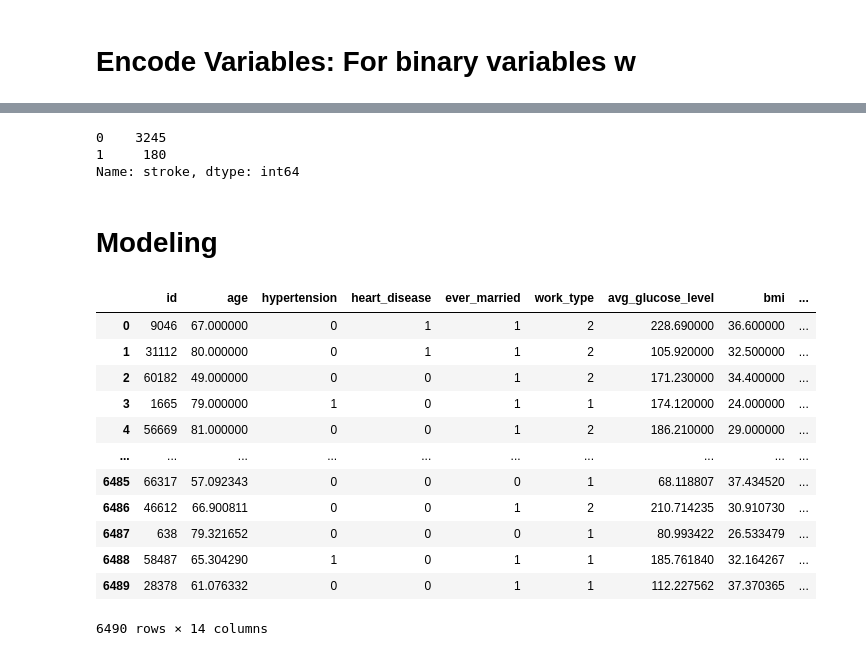
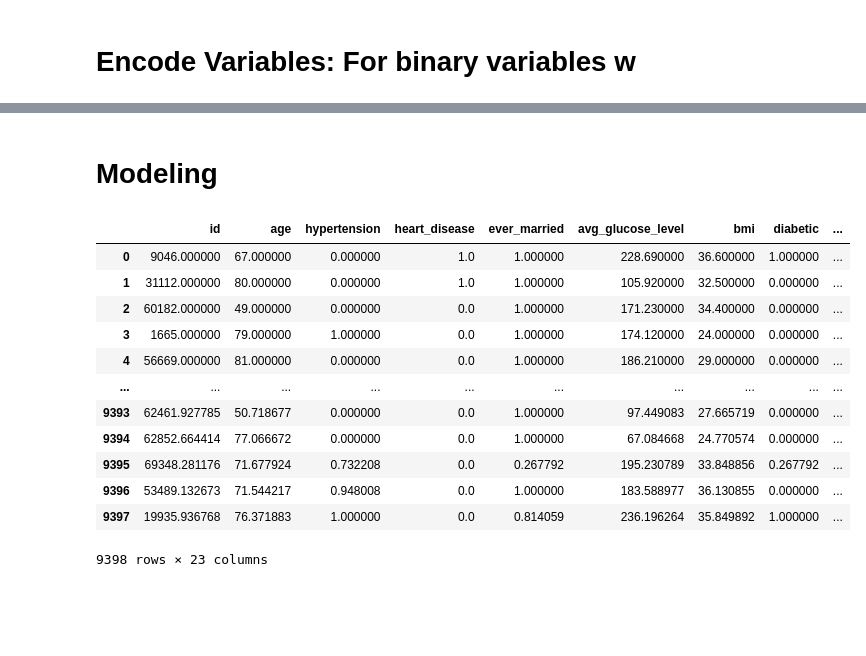
Before and after one commit to AlDeleon012597/Stroke_Prediction, a Jupyter notebook: Stroke_Project.ipynb, the cells around one changed output, grey strips where cells are left out. Cells and saved outputs as stored; diff of their text form; code cells hidden in the pictures; blank space fills up the shorter version.

```diff
--- a/Stroke_Project.ipynb
+++ b/Stroke_Project.ipynb
@@ -119,0 +149,7 @@ Name: smoking_status, dtype: int64
+# %%
+stroke_df['diabetic']=stroke_df.loc[:,'avg_glucose_level'].apply(diabetes_class)
+# %%
+nulls=stroke_df[stroke_df['bmi'].isna()].copy()
+stroke_df=stroke_df[~stroke_df['bmi'].isna()].copy()
+stroke_df.loc[:,'bmi_group']=stroke_df.loc[:,'bmi'].apply(bmi_class)
+stroke_df_temp=stroke_df.copy()
@@ -331,9 +536,0 @@ stroke_df.head()
-# %%
-stroke_df.loc[:,'ever_married'].replace({'Yes':1,'No':0 },inplace=True)
-
-work_types={'Private':2,'Self-employed':1,'Govt_job':3,'children':0,'Never_worked':0}
-stroke_df.loc[:,'work_type'] .replace(work_types,inplace=True)
-
-stroke_df.loc[:,'smoking_status'].replace({'smokes':2,'formerly smoked':3,'never smoked':1,'Unknown':0},inplace=True)
-
-stroke_df=pd.concat([stroke_df,pd.get_dummies(stroke_df[['gender','Residence_type']])],axis=1).drop(columns=['Residence_type','gender'])
@@ -356,9 +537,15 @@ stroke_df
-# %%
-stroke_df['stroke'].value_counts()
-# %% [output]
-0    3245
-1     180
-Name: stroke, dtype: int64
+# %%
+def encode(df):
+    df_temp = df.copy()
+    df_temp.loc[:,'ever_married']=df_temp.loc[:,'ever_married'].replace({'Yes':1,'No':0 })
+    cols=['gender','Residence_type','work_type']
+    df_temp=pd.concat([df_temp,pd.get_dummies(df_temp[cols + ['bmi_group']].astype(str))],axis=1).drop(columns=cols)
+    return df_temp
+stroke_df_encoded = encode(stroke_df)
+continuous_cols= ['avg_glucose_level','bmi','age']
+discrete_cols =[col for col in stroke_df_encoded.columns if col not in continuous_cols]
+stroke_df_encoded[continuous_cols] = stroke_df_encoded[['avg_glucose_level','bmi','age']].astype(float)
+stroke_df_encoded[discrete_cols] = stroke_df_encoded[discrete_cols].astype(float)
 # %% [markdown]
 # Modeling
 # %%
@@ -379,26 +566,26 @@ from sklearn.metrics import classification_report, confusion_matrix
 from sklearn.metrics import accuracy_score, recall_score, roc_auc_score, precision_score, f1_score
 # %%
 from imblearn.over_sampling import SMOTE
-X  = stroke_df[[col for col in stroke_df.columns if col != 'stroke']]
-y = stroke_df['stroke']
+X  = stroke_df_encoded[[col for col in stroke_df_encoded.columns if col != 'stroke']]
+y = stroke_df_encoded['stroke']
 
 smote = SMOTE(random_state=328)
 X_resampled, y_resampled = smote.fit_resample(X, y)
 
 strokedf_resampled = pd.DataFrame(X_resampled, columns=X.columns)
 strokedf_resampled['stroke'] = y_resampled
 strokedf_resampled
 # %% [output]
-|  | id | age | hypertension | heart_disease | ever_married | work_type | avg_glucose_level | bmi | ... |
-| 0 | 9046 | 67.000000 | 0 | 1 | 1 | 2 | 228.690000 | 36.600000 | ... |
-| 1 | 31112 | 80.000000 | 0 | 1 | 1 | 2 | 105.920000 | 32.500000 | ... |
-| 2 | 60182 | 49.000000 | 0 | 0 | 1 | 2 | 171.230000 | 34.400000 | ... |
-| 3 | 1665 | 79.000000 | 1 | 0 | 1 | 1 | 174.120000 | 24.000000 | ... |
-| 4 | 56669 | 81.000000 | 0 | 0 | 1 | 2 | 186.210000 | 29.000000 | ... |
+|  | id | age | hypertension | heart_disease | ever_married | avg_glucose_level | bmi | diabetic | ... |
+| 0 | 9046.000000 | 67.000000 | 0.000000 | 1.0 | 1.000000 | 228.690000 | 36.600000 | 1.000000 | ... |
+| 1 | 31112.000000 | 80.000000 | 0.000000 | 1.0 | 1.000000 | 105.920000 | 32.500000 | 0.000000 | ... |
+| 2 | 60182.000000 | 49.000000 | 0.000000 | 0.0 | 1.000000 | 171.230000 | 34.400000 | 0.000000 | ... |
+| 3 | 1665.000000 | 79.000000 | 1.000000 | 0.0 | 1.000000 | 174.120000 | 24.000000 | 0.000000 | ... |
+| 4 | 56669.000000 | 81.000000 | 0.000000 | 0.0 | 1.000000 | 186.210000 | 29.000000 | 0.000000 | ... |
 | ... | ... | ... | ... | ... | ... | ... | ... | ... | ... |
-| 6485 | 66317 | 57.092343 | 0 | 0 | 0 | 1 | 68.118807 | 37.434520 | ... |
-| 6486 | 46612 | 66.900811 | 0 | 0 | 1 | 2 | 210.714235 | 30.910730 | ... |
-| 6487 | 638 | 79.321652 | 0 | 0 | 0 | 1 | 80.993422 | 26.533479 | ... |
-| 6488 | 58487 | 65.304290 | 1 | 0 | 1 | 1 | 185.761840 | 32.164267 | ... |
-| 6489 | 28378 | 61.076332 | 0 | 0 | 1 | 1 | 112.227562 | 37.370365 | ... |
+| 9393 | 62461.927785 | 50.718677 | 0.000000 | 0.0 | 1.000000 | 97.449083 | 27.665719 | 0.000000 | ... |
+| 9394 | 62852.664414 | 77.066672 | 0.000000 | 0.0 | 1.000000 | 67.084668 | 24.770574 | 0.000000 | ... |
+| 9395 | 69348.281176 | 71.677924 | 0.732208 | 0.0 | 0.267792 | 195.230789 | 33.848856 | 0.267792 | ... |
+| 9396 | 53489.132673 | 71.544217 | 0.948008 | 0.0 | 1.000000 | 183.588977 | 36.130855 | 0.000000 | ... |
+| 9397 | 19935.936768 | 76.371883 | 1.000000 | 0.0 | 0.814059 | 236.196264 | 35.849892 | 1.000000 | ... |
-6490 rows × 14 columns
+9398 rows × 23 columns
```
Also changed, not shown: parts of 75 cells of this notebook.
